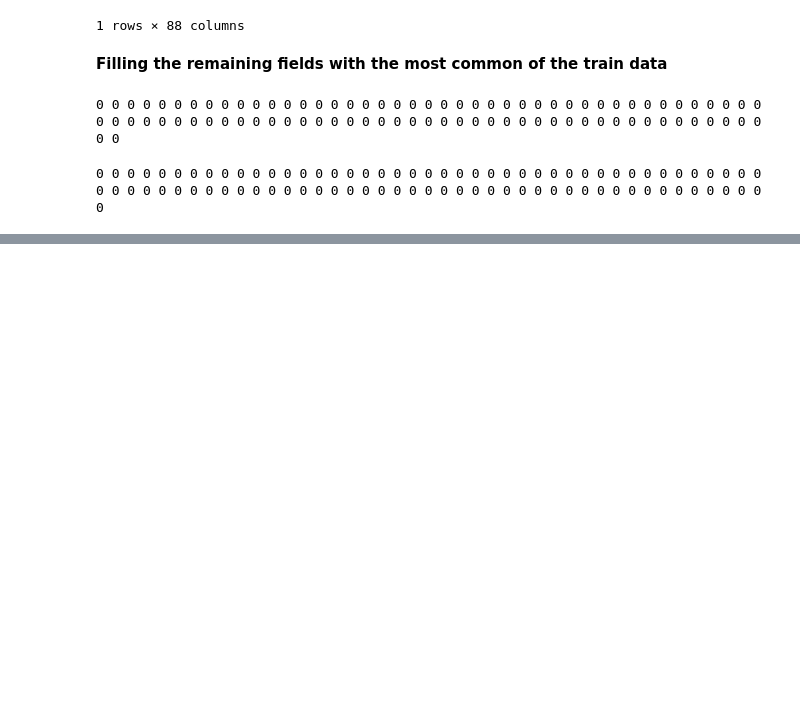
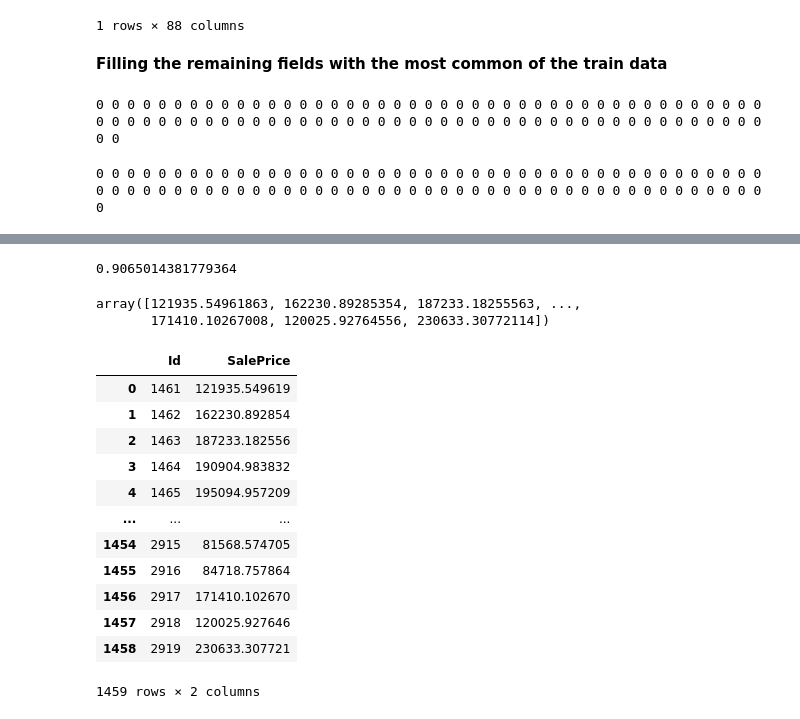
Before and after one commit to Ephraim-Akolo/House-Pricing, a Jupyter notebook: House-Pricing.ipynb, the cells around one changed output, grey strips where cells are left out. Cells and saved outputs as stored; diff of their text form; code cells hidden in the pictures; blank space fills up the shorter version.

```diff
--- a/House-Pricing.ipynb
+++ b/House-Pricing.ipynb
@@ -259,0 +357,29 @@ PoolArea
+# %%
+bmodel.score(X_test, y_test)
+# %% [output]
+0.9065014381779364
+# %%
+y_preds = bmodel.predict(test_data_base[batch-1])
+# %%
+y_preds
+# %% [output]
+array([121935.54961863, 162230.89285354, 187233.18255563, ...,
+       171410.10267008, 120025.92764556, 230633.30772114])
+# %%
+submission = pd.DataFrame({'Id': Id, 'SalePrice': y_preds})
+# %%
+submission
+# %% [output]
+|  | Id | SalePrice |
+| 0 | 1461 | 121935.549619 |
+| 1 | 1462 | 162230.892854 |
+| 2 | 1463 | 187233.182556 |
+| 3 | 1464 | 190904.983832 |
+| 4 | 1465 | 195094.957209 |
+| ... | ... | ... |
+| 1454 | 2915 | 81568.574705 |
+| 1455 | 2916 | 84718.757864 |
+| 1456 | 2917 | 171410.102670 |
+| 1457 | 2918 | 120025.927646 |
+| 1458 | 2919 | 230633.307721 |
+1459 rows × 2 columns
```
Also changed, not shown: parts of 18 cells of this notebook, 7 other files.
